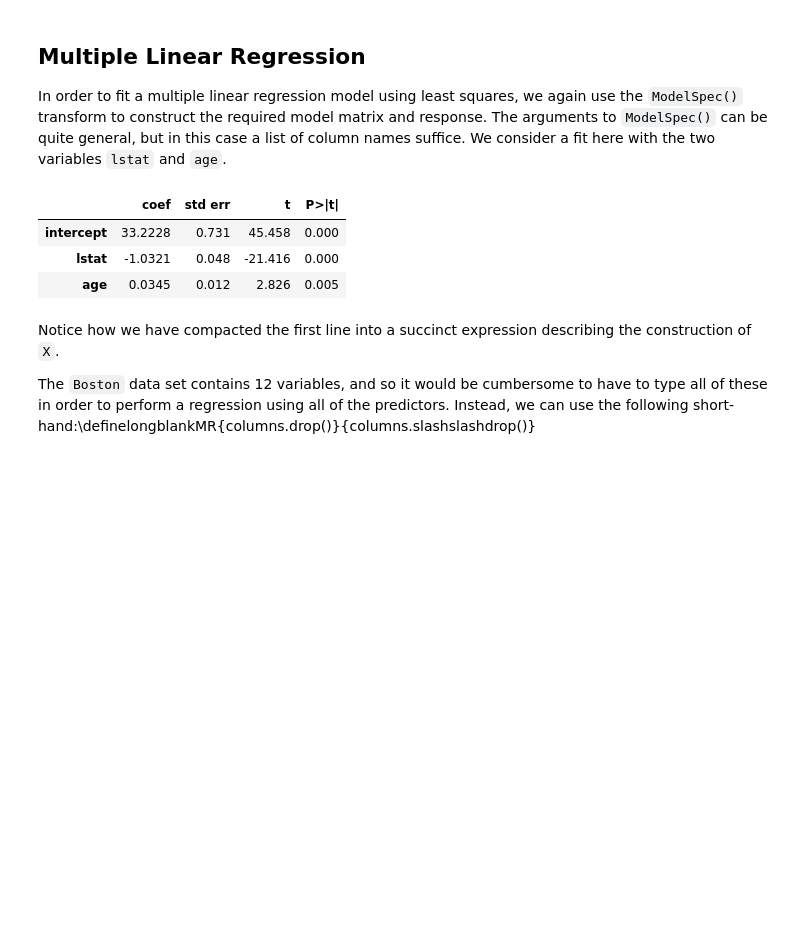
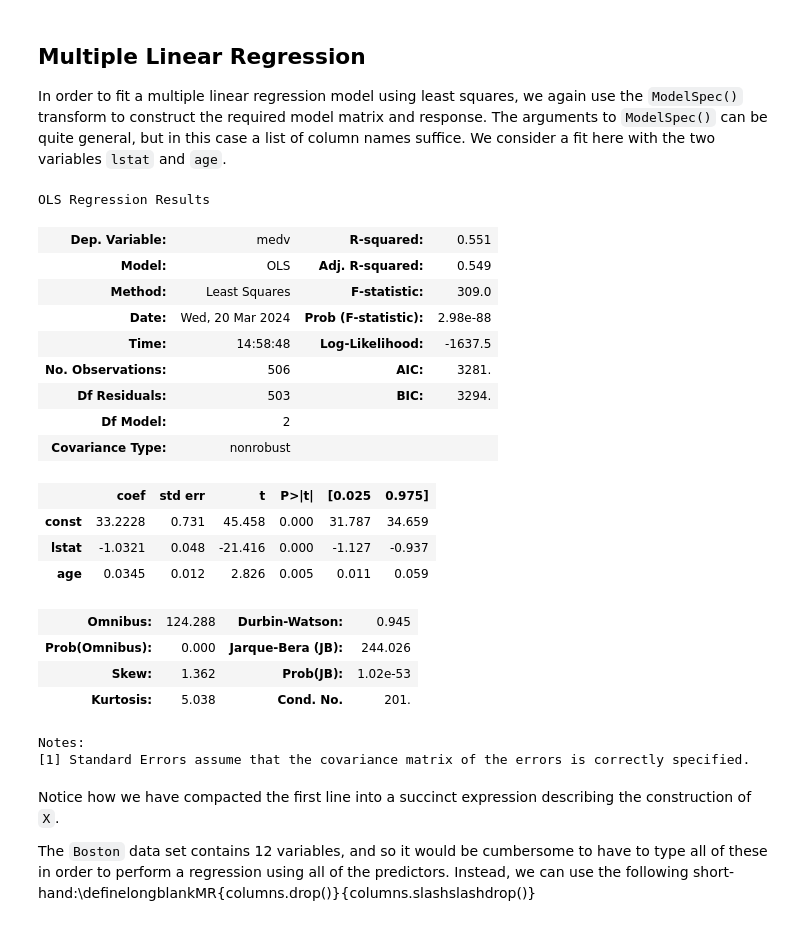
Before and after one commit to gfulham/ISLP, a Jupyter notebook: Ch03-linreg-lab.ipynb, the cells around one changed output. Drawn from its saved outputs; the diff is of its cells as text; code cells hidden in the pictures; blank space fills up the shorter version.

```diff
--- a/Ch03-linreg-lab.ipynb
+++ b/Ch03-linreg-lab.ipynb
@@ -285,0 +216,10 @@ X[:4]
+# %%
+# Extracting the predictor variable 'lstat'
+X = Boston[['lstat']]
+Y = Boston['medv']
+
+# Fitting the model to object named 'results'
+results = sm.OLS(Y, sm.add_constant(X)).fit()
+
+#In this simple case, the fit() method does very little; it simply checks that the variable 'lstat' specified in 'model' exists
+results.summary()
@@ -330,7 +285,10 @@ prediction intervals for the prediction of  `medv`  for  given values of  `lstat
 We first create a new data frame, in this case containing only the variable `lstat`, with the values for this variable at which we wish to make predictions.
 We then use the `transform()` method of `design` to create the corresponding model matrix.
 # %%
+#create 3 data point data frame
 new_df = pd.DataFrame({'lstat':[5, 10, 15]})
-newX = design.transform(new_df)
+# transform it into a matrix model
+#code used by ISLP "newX = design.transform(new_df)""
+newX = sm.add_constant(new_df)
 newX
 # %% [output]
@@ -474,15 +474,36 @@ to `ModelSpec()` can be quite general, but in this case
 a list of column names suffice. We consider a fit here with
 the two variables `lstat` and `age`.
 # %%
-X = MS(['lstat', 'age']).fit_transform(Boston)
-model1 = sm.OLS(y, X)
-results1 = model1.fit()
-summarize(results1)
+# Extracting the predictor variable 'lstat'
+X = Boston[['lstat', 'age']]
+Y = Boston['medv']
+
+# Fitting the model to object named 'results'
+results1 = sm.OLS(Y, sm.add_constant(X)).fit()
+
+#In this simple case, the fit() method does very little; it simply checks that the variable 'lstat' specified in 'model' exists
+results1.summary()
 # %% [output]
+OLS Regression Results
-|  | coef | std err | t | P>|t| |
-| intercept | 33.2228 | 0.731 | 45.458 | 0.000 |
-| lstat | -1.0321 | 0.048 | -21.416 | 0.000 |
-| age | 0.0345 | 0.012 | 2.826 | 0.005 |
+| Dep. Variable: | medv | R-squared: | 0.551 |
+| Model: | OLS | Adj. R-squared: | 0.549 |
+| Method: | Least Squares | F-statistic: | 309.0 |
+| Date: | Wed, 20 Mar 2024 | Prob (F-statistic): | 2.98e-88 |
+| Time: | 14:58:48 | Log-Likelihood: | -1637.5 |
+| No. Observations: | 506 | AIC: | 3281. |
+| Df Residuals: | 503 | BIC: | 3294. |
+| Df Model: | 2 |  |  |
+| Covariance Type: | nonrobust |  |  |
+|  | coef | std err | t | P>|t| | [0.025 | 0.975] |
+| const | 33.2228 | 0.731 | 45.458 | 0.000 | 31.787 | 34.659 |
+| lstat | -1.0321 | 0.048 | -21.416 | 0.000 | -1.127 | -0.937 |
+| age | 0.0345 | 0.012 | 2.826 | 0.005 | 0.011 | 0.059 |
+| Omnibus: | 124.288 | Durbin-Watson: | 0.945 |
+| Prob(Omnibus): | 0.000 | Jarque-Bera (JB): | 244.026 |
+| Skew: | 1.362 | Prob(JB): | 1.02e-53 |
+| Kurtosis: | 5.038 | Cond. No. | 201. |
+Notes:
+[1] Standard Errors assume that the covariance matrix of the errors is correctly specified.
 # %% [markdown]
 Notice how we have compacted the first line into a succinct expression describing the construction of `X`.
 
```
Also changed, not shown: parts of 73 cells of this notebook, 1 other file.
